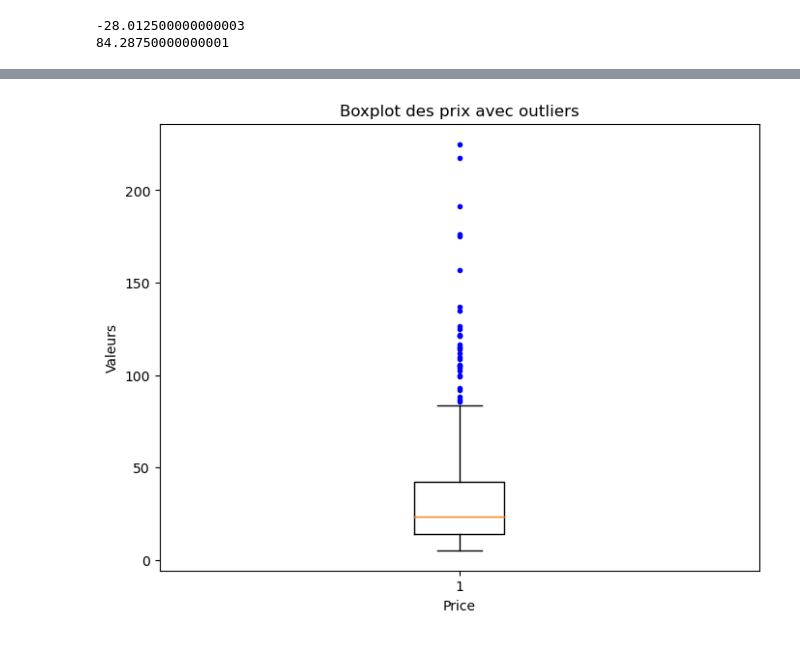
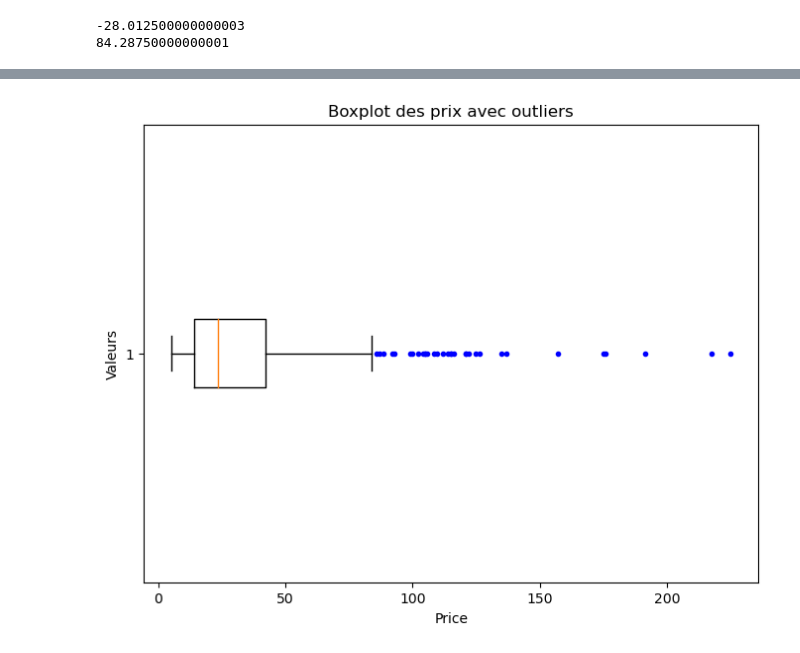
Before and after one commit to AntoineJBQ/Projet-5, a Jupyter notebook: Projet 5.ipynb, the cells around one changed output, grey strips where cells are left out. Cells and saved outputs as stored; diff of their text form; code cells hidden in the pictures.

Commit message:
version à confirmer avec mentor

```diff
--- a/Projet 5.ipynb
+++ b/Projet 5.ipynb
@@ -145,0 +126,4 @@ web["sku"].isnull().sum()
+# %%
+# Je commence par supprimer toutes les lignes ou 'sku' n'est pas renseigné
+web = web.dropna(subset = ['sku'])
+web.shape
@@ -145,0 +173,3 @@ web["sku"].isnull().sum()
+# %%
+web = web.loc[web['tax_status'] == 'taxable']
+web
@@ -272,10 +276,0 @@ Test_2.loc[Test_2["_merge"]=="left_only"]
-# %%
-#Drop les doublons dans la table temporaire avant la jointure, toutes les lignes sont doublé une fois avec attachment et product, on garde que les product
-attachment = webt.loc[webt["post_type"] == "attachment"]
-webt = webt.drop(webt[webt.post_type == "attachment"].index)
-
-#Jointure de test
-Test_3 = pd.merge(erp, liaisont, on= "product_id", indicator=True)
-
-#Jointure de test
-Test_all =pd.merge(Test_3, webt, on="sku", indicator=True)
@@ -333,0 +358,3 @@ et d’en faire une représentation graphique pour plus de lisibilité.
+# %%
+# Tri de colonnes
+All = All[['product_id','price','total_sales',"CA", "post_title"]].sort_values('price')
@@ -373,15 +438,13 @@ Index(['product_id', 'onsale_web', 'price', 'stock_quantity', 'stock_status',
 # %%
-import matplotlib.pyplot as plt
-
 # Création du boxplot avec outliers
 plt.figure(figsize=(8, 6))
-plt.boxplot(All['price'], whis=1.5, sym='b.')
+plt.boxplot(All['price'], whis=1.5, sym='b.', vert=False)
 plt.title("Boxplot des prix avec outliers")
 plt.xlabel("Price")
 plt.ylabel("Valeurs")
 plt.show()
 # %% [output]
-[figure, old version]
+[figure, new version]
 # %%
 outliers.head()
 # %% [output]
```
Also changed, not shown: parts of 65 cells of this notebook.
